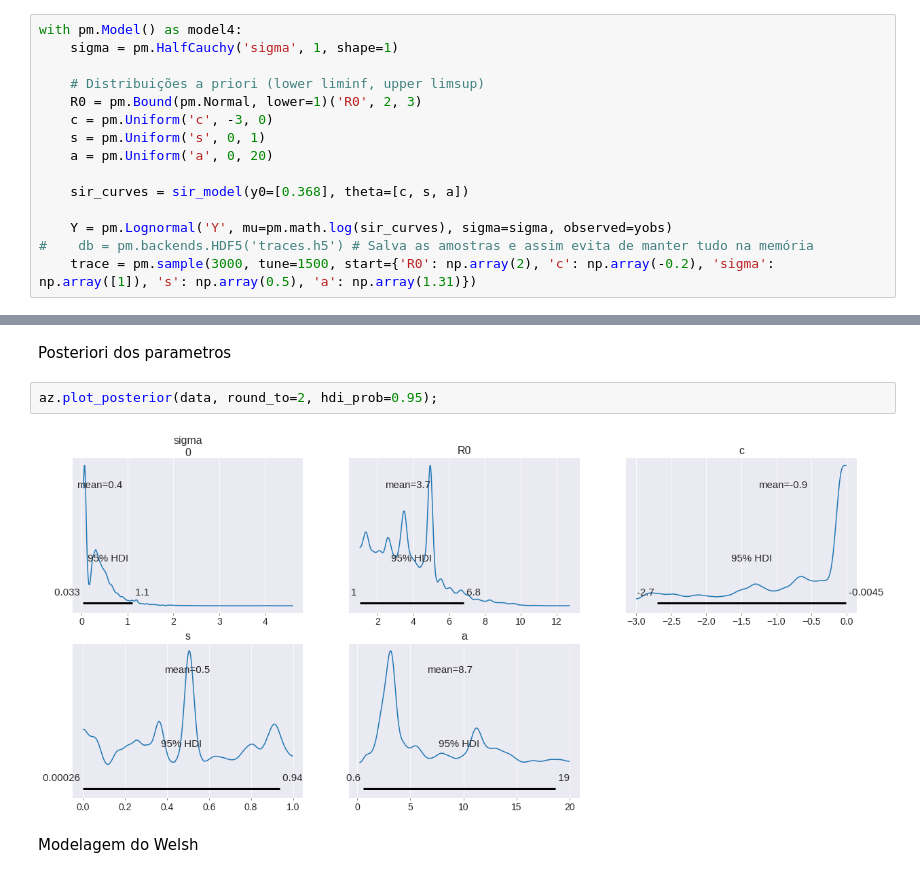
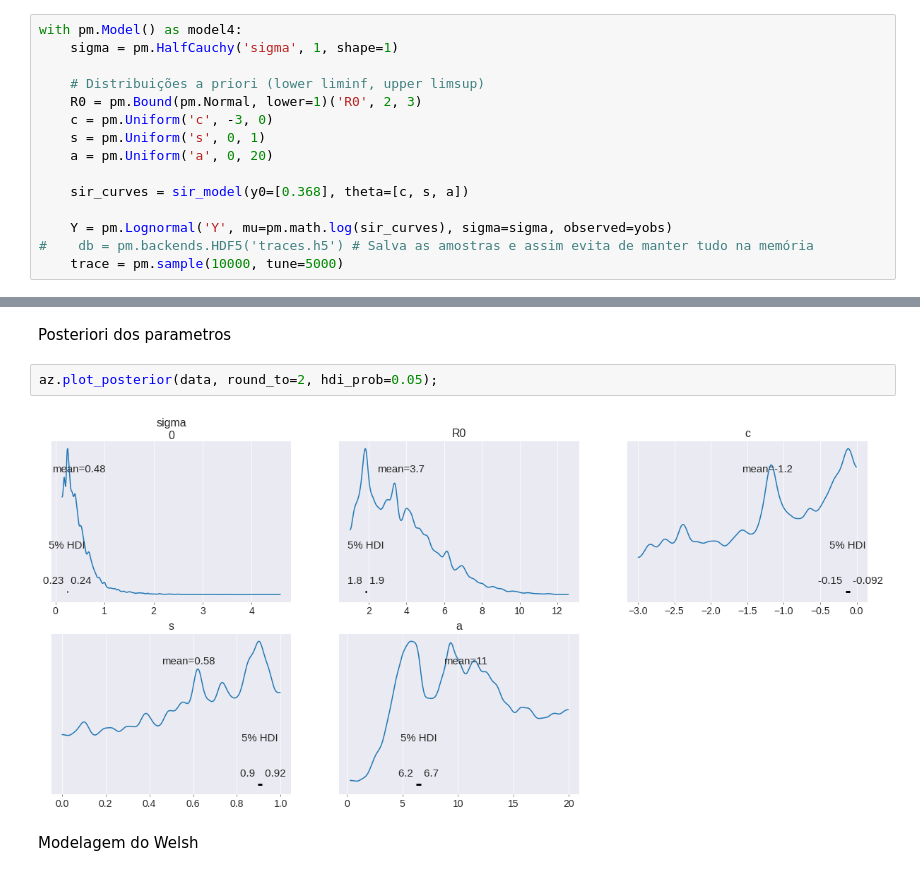
Before and after one commit to wellington36/Modelling-the-dynamics-of-language-death, a Jupyter notebook: Implementações/Implementação Welsh.ipynb, the cells around one changed output, grey strips where cells are left out. Cells and saved outputs as stored; diff of their text form.

```diff
--- a/Implementações/Implementação Welsh.ipynb
+++ b/Implementações/Implementação Welsh.ipynb
@@ -61,7 +62,7 @@ with pm.Model() as model4:
 
     Y = pm.Lognormal('Y', mu=pm.math.log(sir_curves), sigma=sigma, observed=yobs)
 #    db = pm.backends.HDF5('traces.h5') # Salva as amostras e assim evita de manter tudo na memória
-    trace = pm.sample(3000, tune=1500, start={'R0': np.array(2), 'c': np.array(-0.2), 'sigma': np.array([1]), 's': np.array(0.5), 'a': np.array(1.31)})
+    trace = pm.sample(10000, tune=5000)
 # %% [output]
 Auto-assigning NUTS sampler...
 Initializing NUTS using jitter+adapt_diag...
@@ -185,9 +101,9 @@ Inference data with groups:
 # %% [markdown]
 Posteriori dos parametros
 # %%
-az.plot_posterior(data, round_to=2, hdi_prob=0.95);
+az.plot_posterior(data, round_to=2, hdi_prob=0.05);
 # %% [output]
-[figure, old version]
+[figure, new version]
 # %% [markdown]
 Modelagem do Welsh
 # %%
```
Also changed, not shown: parts of 5 cells of this notebook, 1 other file.
